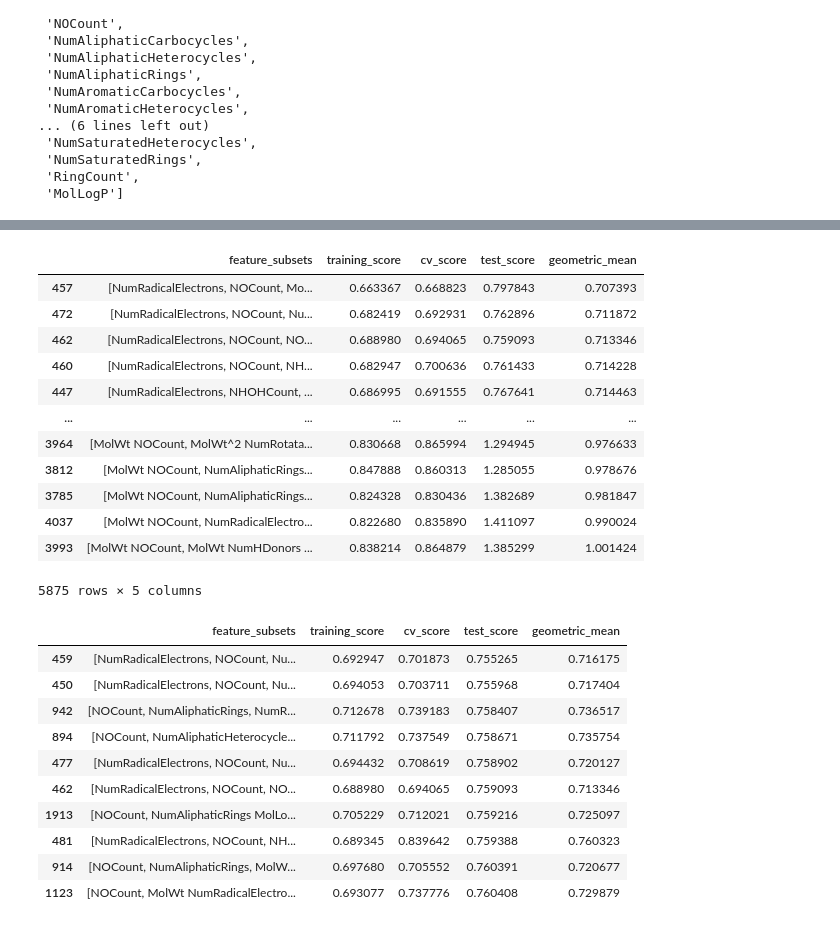
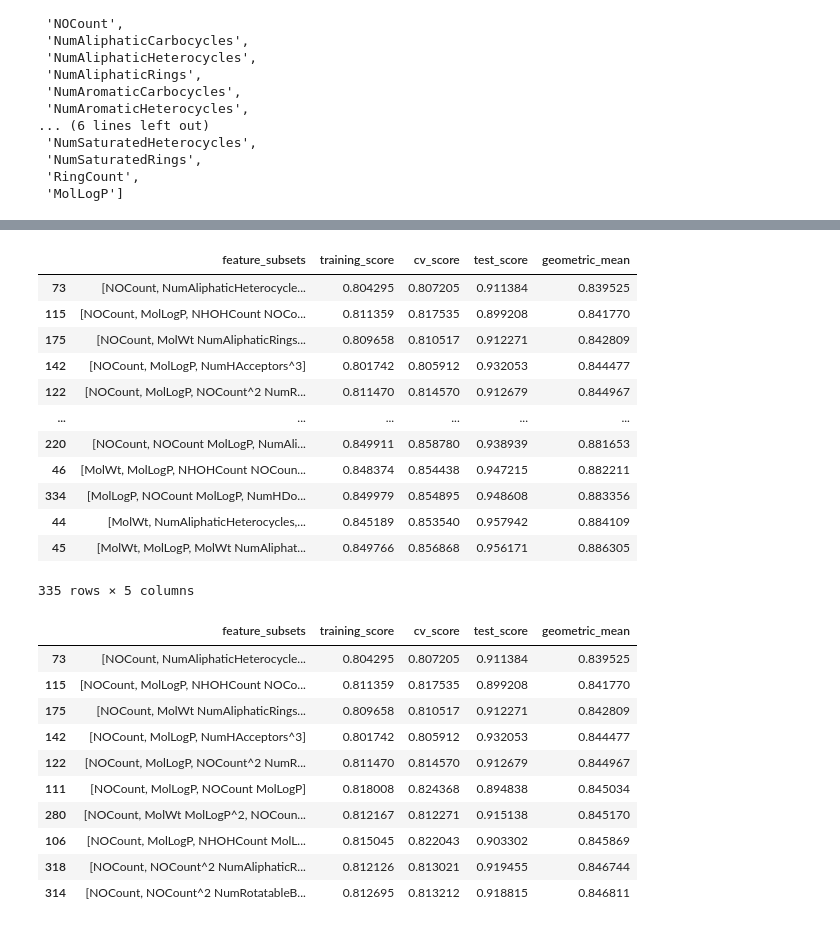
Before and after one commit to seacunilever/mlchem, a Jupyter notebook: examples/9 - Model Interpretation/model_interpretation.ipynb, the cells around one changed output, grey strips where cells are left out. Saved outputs shown, nothing was run; the diff lists cells and outputs as text; code cells hidden in the pictures.

```diff
--- a/examples/9 - Model Interpretation/model_interpretation.ipynb
+++ b/examples/9 - Model Interpretation/model_interpretation.ipynb
@@ -139,12 +140,12 @@ interpretable_descriptors_rdkit
 # %%
 estimator = LinearRegression()
 
-target_col = 'SMR_VSA1'
+target_col = 'MaxAbsEStateIndex'
 
 polynomial_degree = 3
 
-collinearity_threshold = 0.8
-diversity_threshold = 0.2
+collinearity_threshold = 0.7
+diversity_threshold = 0.3
 
 train_set_scaled = polynomial_expansion(train_set_original[interpretable_descriptors_rdkit], polynomial_degree)
 test_set_scaled = polynomial_expansion(test_set_original[interpretable_descriptors_rdkit], polynomial_degree)
@@ -199,29 +200,29 @@ DX.fit_stage_1(k=3,training_threshold=0.85,cv_train_ratio=0.7,cv_iter=5)
 DX.df_results_stage_1
 # %% [output]
 |  | feature_subsets | training_score | cv_score | test_score | geometric_mean |
-| 457 | [NumRadicalElectrons, NOCount, Mo... | 0.663367 | 0.668823 | 0.797843 | 0.707393 |
-| 472 | [NumRadicalElectrons, NOCount, Nu... | 0.682419 | 0.692931 | 0.762896 | 0.711872 |
-| 462 | [NumRadicalElectrons, NOCount, NO... | 0.688980 | 0.694065 | 0.759093 | 0.713346 |
-| 460 | [NumRadicalElectrons, NOCount, NH... | 0.682947 | 0.700636 | 0.761433 | 0.714228 |
-| 447 | [NumRadicalElectrons, NHOHCount, ... | 0.686995 | 0.691555 | 0.767641 | 0.714463 |
+| 73 | [NOCount, NumAliphaticHeterocycle... | 0.804295 | 0.807205 | 0.911384 | 0.839525 |
+| 115 | [NOCount, MolLogP, NHOHCount NOCo... | 0.811359 | 0.817535 | 0.899208 | 0.841770 |
+| 175 | [NOCount, MolWt NumAliphaticRings... | 0.809658 | 0.810517 | 0.912271 | 0.842809 |
+| 142 | [NOCount, MolLogP, NumHAcceptors^3] | 0.801742 | 0.805912 | 0.932053 | 0.844477 |
+| 122 | [NOCount, MolLogP, NOCount^2 NumR... | 0.811470 | 0.814570 | 0.912679 | 0.844967 |
 | ... | ... | ... | ... | ... | ... |
-| 3964 | [MolWt NOCount, MolWt^2 NumRotata... | 0.830668 | 0.865994 | 1.294945 | 0.976633 |
-| 3812 | [MolWt NOCount, NumAliphaticRings... | 0.847888 | 0.860313 | 1.285055 | 0.978676 |
-| 3785 | [MolWt NOCount, NumAliphaticRings... | 0.824328 | 0.830436 | 1.382689 | 0.981847 |
-| 4037 | [MolWt NOCount, NumRadicalElectro... | 0.822680 | 0.835890 | 1.411097 | 0.990024 |
-| 3993 | [MolWt NOCount, MolWt NumHDonors ... | 0.838214 | 0.864879 | 1.385299 | 1.001424 |
+| 220 | [NOCount, NOCount MolLogP, NumAli... | 0.849911 | 0.858780 | 0.938939 | 0.881653 |
+| 46 | [MolWt, MolLogP, NHOHCount NOCoun... | 0.848374 | 0.854438 | 0.947215 | 0.882211 |
+| 334 | [MolLogP, NOCount MolLogP, NumHDo... | 0.849979 | 0.854895 | 0.948608 | 0.883356 |
+| 44 | [MolWt, NumAliphaticHeterocycles,... | 0.845189 | 0.853540 | 0.957942 | 0.884109 |
+| 45 | [MolWt, MolLogP, MolWt NumAliphat... | 0.849766 | 0.856868 | 0.956171 | 0.886305 |
-5875 rows × 5 columns
+335 rows × 5 columns
 # %%
-DX.df_results_stage_1.sort_values('test_score',ascending=True).head(10)
+DX.df_results_stage_1.head(10)
 # %% [output]
 |  | feature_subsets | training_score | cv_score | test_score | geometric_mean |
-| 459 | [NumRadicalElectrons, NOCount, Nu... | 0.692947 | 0.701873 | 0.755265 | 0.716175 |
-| 450 | [NumRadicalElectrons, NOCount, Nu... | 0.694053 | 0.703711 | 0.755968 | 0.717404 |
-| 942 | [NOCount, NumAliphaticRings, NumR... | 0.712678 | 0.739183 | 0.758407 | 0.736517 |
-| 894 | [NOCount, NumAliphaticHeterocycle... | 0.711792 | 0.737549 | 0.758671 | 0.735754 |
-| 477 | [NumRadicalElectrons, NOCount, Nu... | 0.694432 | 0.708619 | 0.758902 | 0.720127 |
-| 462 | [NumRadicalElectrons, NOCount, NO... | 0.688980 | 0.694065 | 0.759093 | 0.713346 |
-| 1913 | [NOCount, NumAliphaticRings MolLo... | 0.705229 | 0.712021 | 0.759216 | 0.725097 |
-| 481 | [NumRadicalElectrons, NOCount, NH... | 0.689345 | 0.839642 | 0.759388 | 0.760323 |
-| 914 | [NOCount, NumAliphaticRings, MolW... | 0.697680 | 0.705552 | 0.760391 | 0.720677 |
-| 1123 | [NOCount, MolWt NumRadicalElectro... | 0.693077 | 0.737776 | 0.760408 | 0.729879 |
+| 73 | [NOCount, NumAliphaticHeterocycle... | 0.804295 | 0.807205 | 0.911384 | 0.839525 |
+| 115 | [NOCount, MolLogP, NHOHCount NOCo... | 0.811359 | 0.817535 | 0.899208 | 0.841770 |
+| 175 | [NOCount, MolWt NumAliphaticRings... | 0.809658 | 0.810517 | 0.912271 | 0.842809 |
+| 142 | [NOCount, MolLogP, NumHAcceptors^3] | 0.801742 | 0.805912 | 0.932053 | 0.844477 |
+| 122 | [NOCount, MolLogP, NOCount^2 NumR... | 0.811470 | 0.814570 | 0.912679 | 0.844967 |
+| 111 | [NOCount, MolLogP, NOCount MolLogP] | 0.818008 | 0.824368 | 0.894838 | 0.845034 |
+| 280 | [NOCount, MolWt MolLogP^2, NOCoun... | 0.812167 | 0.812271 | 0.915138 | 0.845170 |
+| 106 | [NOCount, MolLogP, NHOHCount MolL... | 0.815045 | 0.822043 | 0.903302 | 0.845869 |
+| 318 | [NOCount, NOCount^2 NumAliphaticR... | 0.812126 | 0.813021 | 0.919455 | 0.846744 |
+| 314 | [NOCount, NOCount^2 NumRotatableB... | 0.812695 | 0.813212 | 0.918815 | 0.846811 |
```
Also changed, not shown: parts of 14 cells of this notebook, 2 other files.
